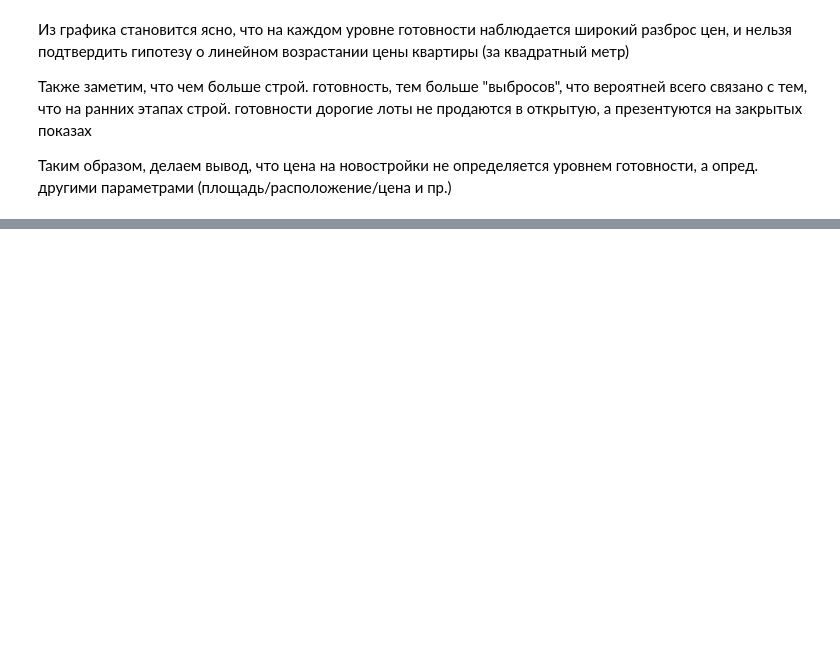
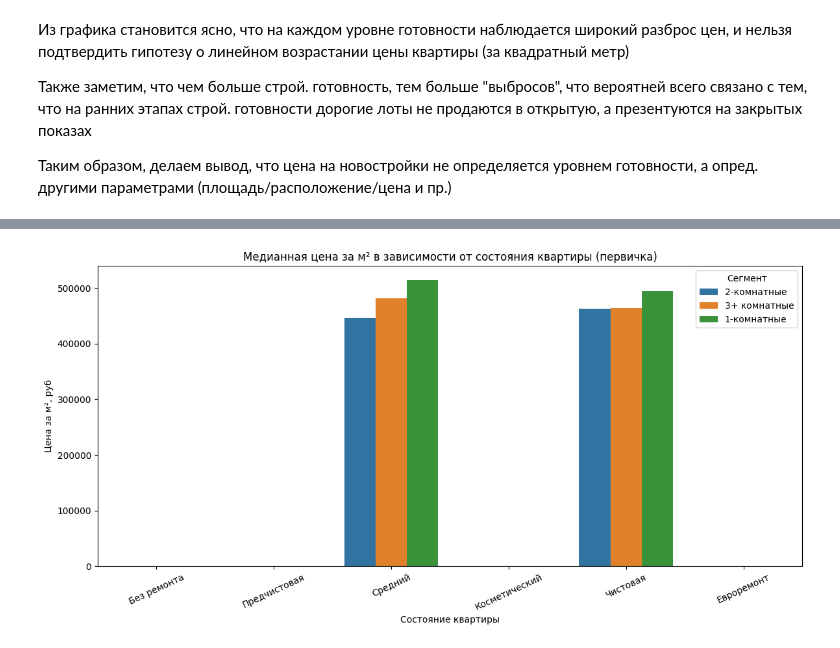
Before and after one commit to QuickSilver-1/GP2-Scraping, a Jupyter notebook: notebook/Новый__ГП2_34team_ipynb_.ipynb, the cells around one changed output, grey strips where cells are left out. Saved outputs shown, nothing was run; the diff lists cells and outputs as text; code cells hidden in the pictures; blank space fills up the shorter version.

```diff
--- a/notebook/Новый__ГП2_34team_ipynb_.ipynb
+++ b/notebook/Новый__ГП2_34team_ipynb_.ipynb
@@ -777,3 +873,5 @@ Index(['Площадь', 'Жилая', 'Кухня', 'Класс жилья', '
 Кроме того, после очистки данных у нас остались данные о 9612 объектах недвижимости.
 # %% [markdown]
 Посмотрим теперь, а как распределены у нас цены на квартиры в общем. В целом ожидаем увидеть пологий спуск справа, так как большинство квартир в среднем ценовом диапазоне, но должен быть длинный хвост из премиальных объектов.
+# %%
+df = pd.read_csv('data_clean6.csv', sep = ";")
@@ -811,7 +912,7 @@ plt.show()
 lower = 100_000
 upper = df['Цена'].quantile(0.98)
 n = len(df)
-df_clean = df[(df['Цена'] >= lower) & (df['Цена'] <= upper)]
+df_clean = df[(df['Цена'] >= 1000) & (df['Цена'] <= upper)]
 print('Осталось объектов', len(df_clean), ', удалено', n-len(df_clean))
 
 plt.figure(figsize=(10, 4))
@@ -999,0 +1219,35 @@ plt.show()
+# %%
+state_order = [
+    'Без ремонта',
+    'Предчистовая',
+    'Средний',
+    'Косметический',
+    'Чистовая',
+    'Евроремонт'
+]
+
+
+
+
+
+
+
+plt.figure(figsize=(14, 6))
+sns.barplot(
+    data=h1[h1['Тип_жилья'] == 'Первичка'],
+    x='Состояние_текст',
+    y='Цена_за_м2',
+    hue='Сегмент_комнат',
+    order=state_order,
+    estimator=np.median,
+    errorbar=None
+)
+
+plt.title('Медианная цена за м² в зависимости от состояния квартиры (первичка)')
+plt.xlabel('Состояние квартиры')
+plt.ylabel('Цена за м², руб')
+plt.xticks(rotation=25)
+plt.legend(title='Сегмент')
+plt.show()
+# %% [output]
+[figure, added]
```
Also changed, not shown: parts of 105 cells of this notebook.
